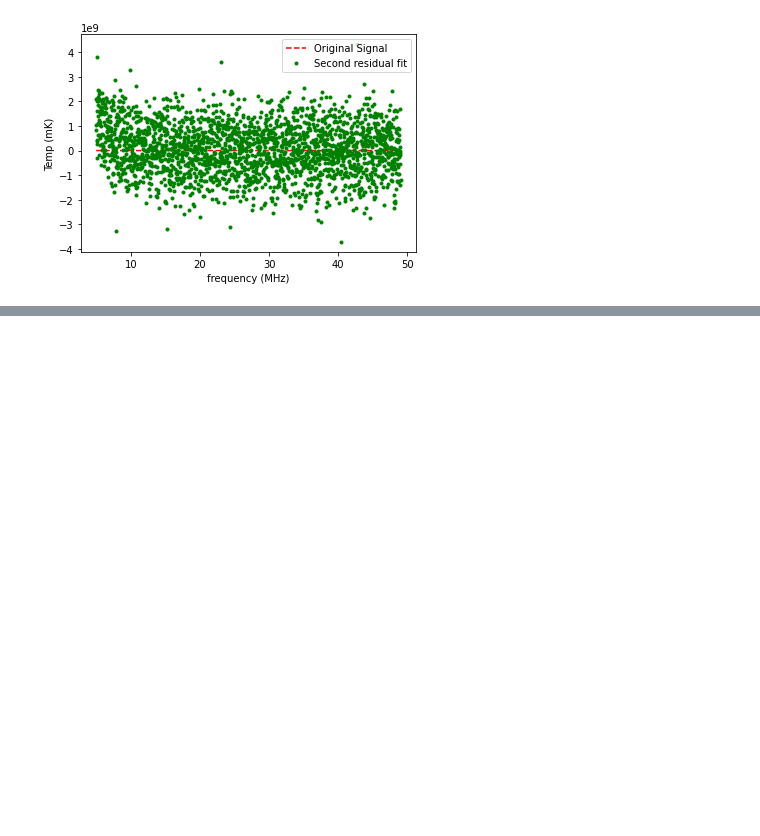
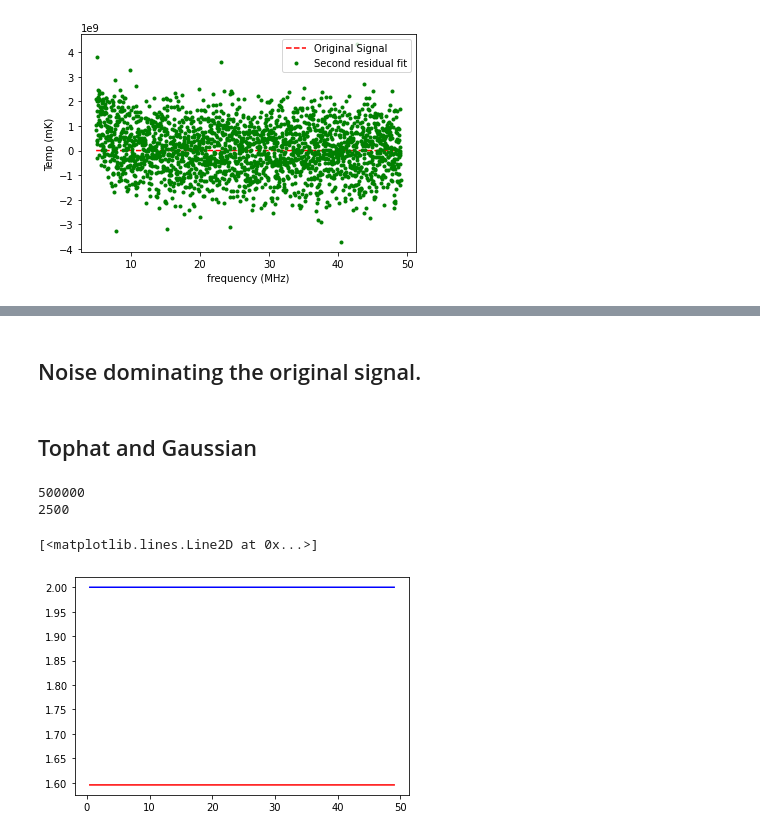
Before and after one commit to kssumanth27/Notebooks---signal, a Jupyter notebook: Power Law.ipynb, the cells around one changed output, grey strips where cells are left out. Saved outputs shown, nothing was run; the diff lists cells and outputs as text; code cells hidden in the pictures; blank space fills up the shorter version.

```diff
--- a/Power Law.ipynb
+++ b/Power Law.ipynb
@@ -154,0 +143,26 @@ plt.legend()
+# %% [markdown]
+## Noise dominating the original signal.
+# %% [markdown]
+## Tophat and Gaussian
+# %%
+bins = np.arange(0,50,0.0001)
+print(len(bins))
+
+# normlaized bins
+nu2d = nu_50[:,np.newaxis]
+
+kde = KernelDensity(kernel="gaussian", bandwidth=0.0001).fit(nu2d)
+log_dens = kde.score_samples(nu2d)
+
+plt.plot(nu_50,np.exp(log_dens),'r')
+print(len(log_dens))
+
+
+kde = KernelDensity(kernel="tophat", bandwidth=0.0001).fit(nu2d)
+log_dens2 = kde.score_samples(nu2d)
+plt.plot(nu_50,np.exp(log_dens2),'b')
+# %% [output]
+500000
+2500
+[<matplotlib.lines.Line2D at 0x...>]
+[figure, added]
```
Also changed, not shown: parts of 3 cells of this notebook.
